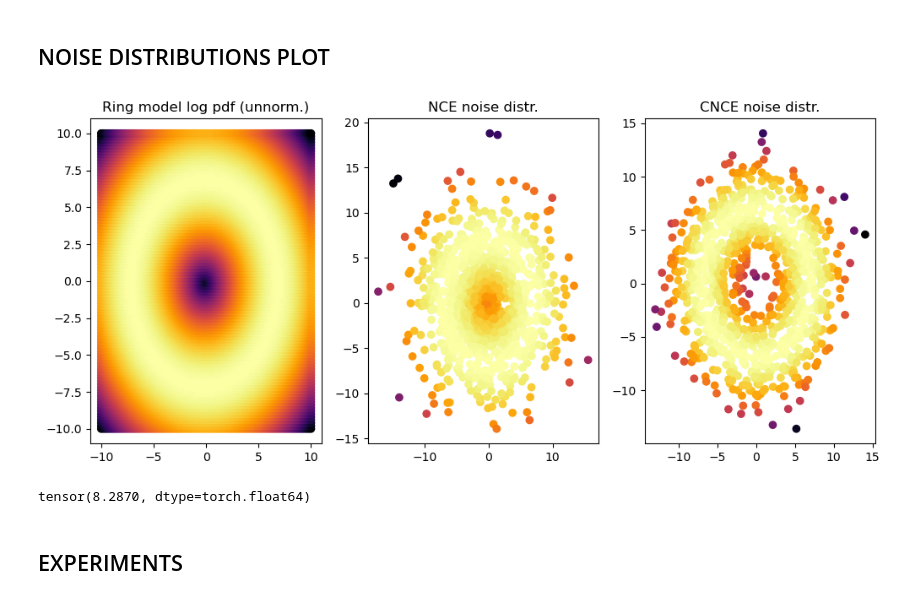
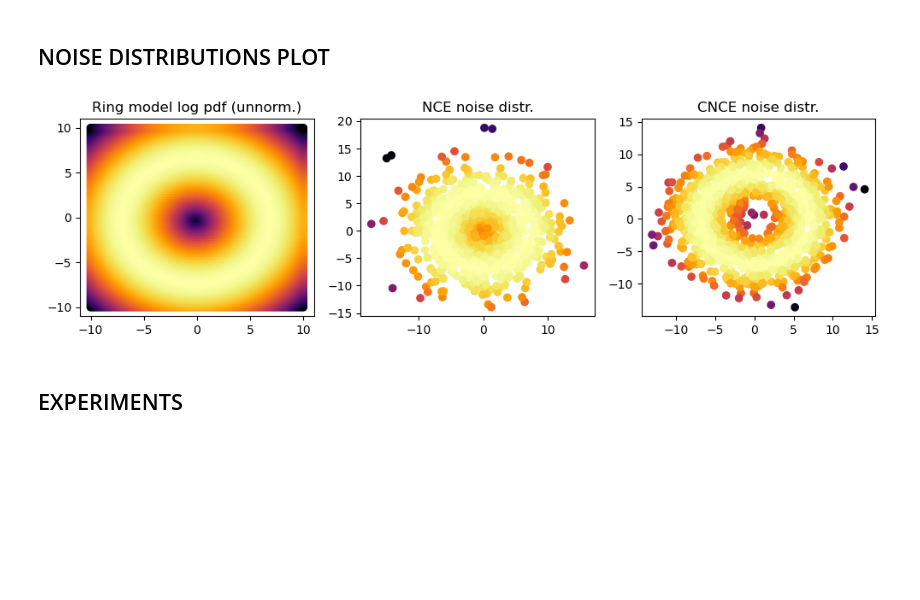
Before and after one commit to jackonelli/nce_cd_cis, a Jupyter notebook: nbs/ring_model_exp.ipynb, the cells around one changed output. Saved outputs shown, nothing was run; the diff lists cells and outputs as text; code cells hidden in the pictures; blank space fills up the shorter version.

```diff
--- a/nbs/ring_model_exp.ipynb
+++ b/nbs/ring_model_exp.ipynb
@@ -113,56 +134,43 @@ def initialise_params(mu_min=6, mu_max=8, sigma_min=0.3, sigma_max=1.5):
 # %%
 # 2D example
 num_dims = 2
 mu, precision = 7, 1
 
-fig, ax = plt.subplots(1, 3, figsize=(12, 5))
 
 # Ring model pdf
-grid_size = 100
-y_min, y_max = -10, 10
-ny = np.linspace(y_min, y_max, grid_size)
-Y1, Y2 = np.meshgrid(ny, ny)
-y_grid = torch.tensor(np.column_stack((Y1.reshape(-1), Y2.reshape(-1))))
-log_pdf = unnorm_ring_model_log_pdf(y_grid, mu=mu, precision=precision).reshape(grid_size, grid_size)
+y_grid = get_grid_data()
+log_pdf = unnorm_ring_model_log_pdf(y_grid, mu=mu, precision=precision)
 
-ax[0].scatter(Y1, Y2, c=log_pdf, cmap='inferno')
-ax[0].set_title("Ring model log pdf (unnorm.)")
-
-# Noise distr.
-num_noise_samples = 1000
-y = RingModelDataset(sample_size=num_noise_samples, num_dims=num_dims, mu=mu, precision=precision,
+# Sample from noise distr. based on some real training data
+num_samples = 1000
+y = RingModelDataset(sample_size=num_samples, num_dims=num_dims, mu=mu, precision=precision,
                      root_dir="res/datasets/example_data").get_full_data()
 
 # NCE
-mu_noise_nce, cov_noise_nce = get_nce_noise_distr_par(y)
+samples_nce = sample_nce(y, num_samples)
+log_pdf_nce = unnorm_ring_model_log_pdf(y_samples_nce, mu=mu, precision=precision)
 
-p_n = MultivariateNormal(mu=mu_noise_nce, cov=cov_noise_nce)
-y_samples_nce = p_n.sample(torch.Size((num_noise_samples,)))
-log_pdf_nce = unnorm_ring_model_log_pdf(y_samples_nce, mu=mu, precision=precision)
+# CNCE
+samples_cnce = sample_cnce(y, num_samples, mu, np.log(precision))
+log_pdf_cnce = unnorm_ring_model_log_pdf(y_samples_cnce, mu=mu, precision=precision)
+
+
+# Visualise
+fig, ax = plt.subplots(1, 3, figsize=(12, 3))
+
+ax[0].scatter(y_grid[:, 0], y_grid[:, 1], c=log_pdf, cmap='inferno')
+ax[0].set_title("Ring model log pdf (unnorm.)")
 
 ax[1].scatter(y_samples_nce[:, 0], y_samples_nce[:, 1], c=log_pdf_nce, cmap='inferno')
 ax[1].set_title("NCE noise distr.")
-
-# CNCE
-neg_sample_size = 10
-cov_noise_cnce = get_cnce_noise_distr_par(y, neg_sample_size, mu, np.log(precision))
-
-p_n = ConditionalMultivariateNormal(cov=cov_noise_cnce)
-y_samples_cnce = p_n.sample(torch.Size((num_noise_samples,)), y)
-log_pdf_cnce = unnorm_ring_model_log_pdf(y_samples_cnce, mu=mu, precision=precision)
 
 ax[2].scatter(y_samples_cnce[:, 0], y_samples_cnce[:, 1], c=log_pdf_cnce, cmap='inferno')
 ax[2].set_title("CNCE noise distr.")
 
 
-# How does training data look?
 plt.show()
 # %% [output]
-[figure, old version]
+[figure, new version]
-# %%
-print(torch.exp(log_pdf).max())
-# %% [output]
-tensor(8.2870, dtype=torch.float64)
 # %% [markdown]
 ## EXPERIMENTS
 # %%
```
Also changed, not shown: parts of 7 cells of this notebook.
